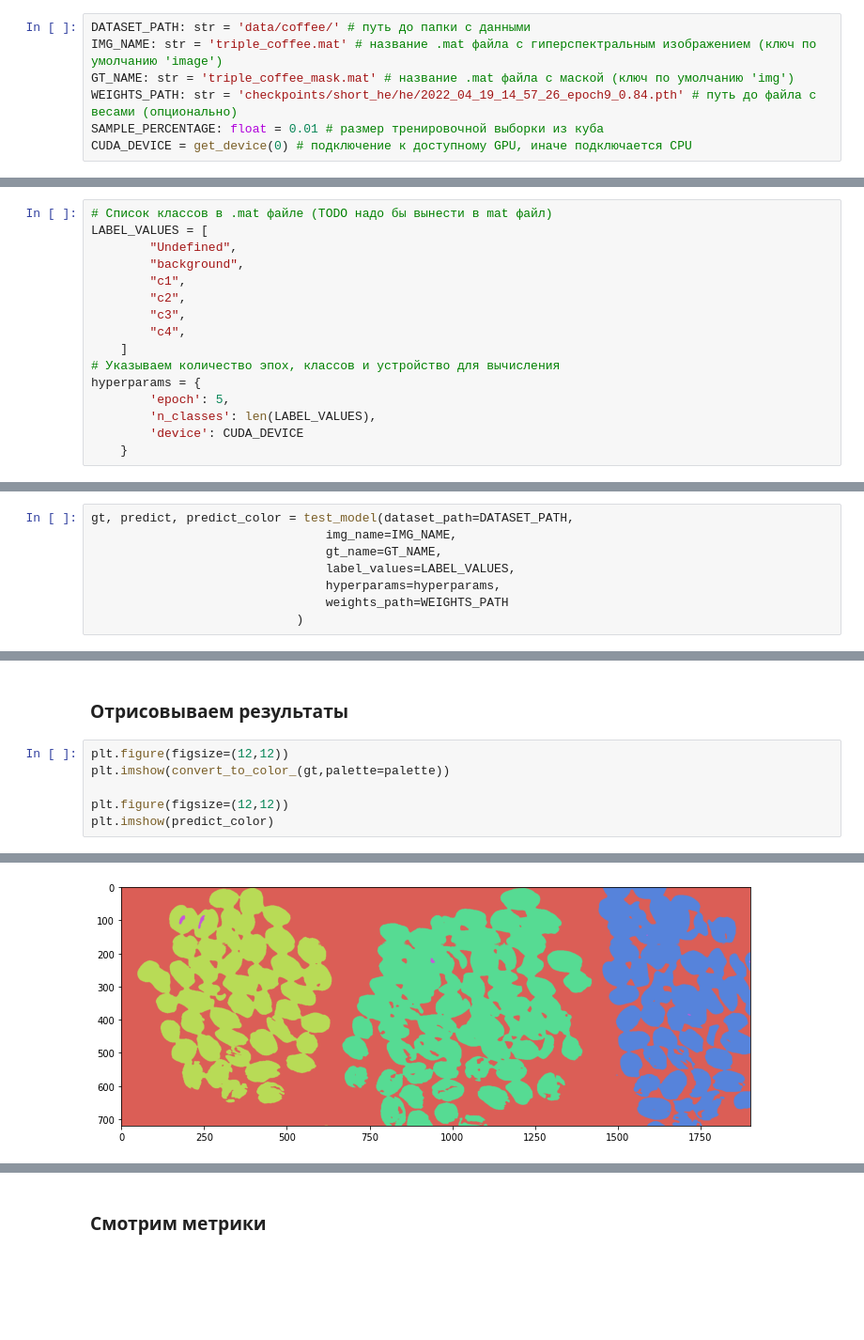
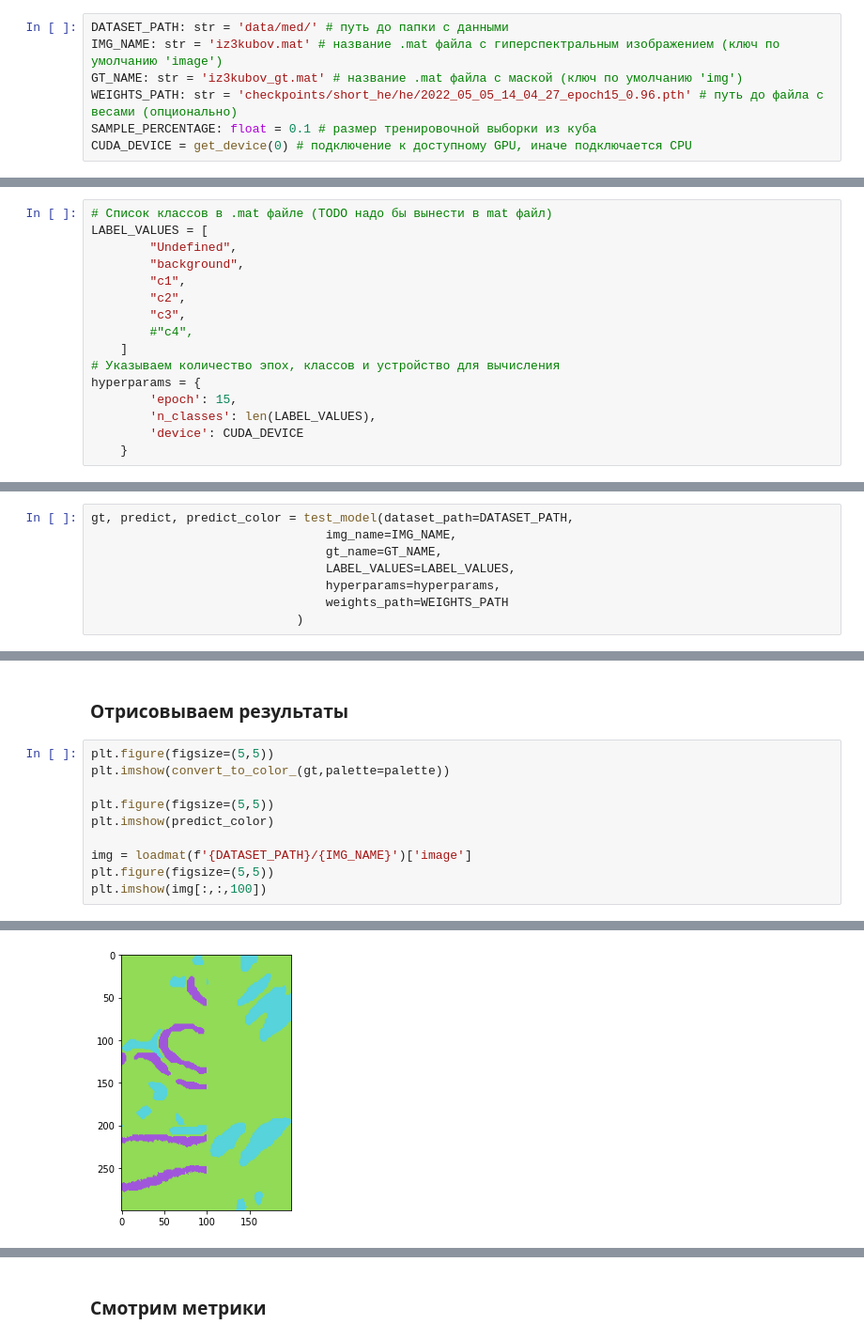
Before and after one commit to f-neumann77/hyperspectral-analysis, a Jupyter notebook: train_predict.ipynb, the cells around one changed output, grey strips where cells are left out. Shown at 94% size. Cells and saved outputs as stored; diff of their text form; blank space fills up the shorter version.

```diff
--- a/train_predict.ipynb
+++ b/train_predict.ipynb
@@ -19,11 +20,11 @@ True
 # %% [markdown]
 ## Задаем параметры запуска
 # %%
-DATASET_PATH: str = 'data/coffee/' # путь до папки с данными
-IMG_NAME: str = 'triple_coffee.mat' # название .mat файла с гиперспектральным изображением (ключ по умолчанию 'image')
-GT_NAME: str = 'triple_coffee_mask.mat' # название .mat файла с маской (ключ по умолчанию 'img')
-WEIGHTS_PATH: str = 'checkpoints/short_he/he/2022_04_19_14_57_26_epoch9_0.84.pth' # путь до файла с весами (опционально)
-SAMPLE_PERCENTAGE: float = 0.01 # размер тренировочной выборки из куба
+DATASET_PATH: str = 'data/med/' # путь до папки с данными
+IMG_NAME: str = 'iz3kubov.mat' # название .mat файла с гиперспектральным изображением (ключ по умолчанию 'image')
+GT_NAME: str = 'iz3kubov_gt.mat' # название .mat файла с маской (ключ по умолчанию 'img')
+WEIGHTS_PATH: str = 'checkpoints/short_he/he/2022_05_05_14_04_27_epoch15_0.96.pth' # путь до файла с весами (опционально)
+SAMPLE_PERCENTAGE: float = 0.1 # размер тренировочной выборки из куба
 CUDA_DEVICE = get_device(0) # подключение к доступному GPU, иначе подключается CPU
 # %% [output]
 Computation on CUDA GPU device 0
@@ -37,11 +38,11 @@ LABEL_VALUES = [
         "c1",
         "c2",
         "c3",
-        "c4",
+        #"c4",
     ]
 # Указываем количество эпох, классов и устройство для вычисления
 hyperparams = {
-        'epoch': 5,
+        'epoch': 15,
         'n_classes': len(LABEL_VALUES),
         'device': CUDA_DEVICE
     }
@@ -75,7 +76,7 @@ Train (epoch 1/5) [43960/605800 (7%)]   Loss: 0.585574
 gt, predict, predict_color = test_model(dataset_path=DATASET_PATH,
                                 img_name=IMG_NAME,
                                 gt_name=GT_NAME,
-                                label_values=LABEL_VALUES,
+                                LABEL_VALUES=LABEL_VALUES,
                                 hyperparams=hyperparams,
                                 weights_path=WEIGHTS_PATH
                             )
@@ -88,11 +89,15 @@ for k, color in enumerate(sns.color_palette("hls", len(LABEL_VALUES) - 1)):
 # %% [markdown]
 ### Отрисовываем результаты
 # %%
-plt.figure(figsize=(12,12))
+plt.figure(figsize=(5,5))
 plt.imshow(convert_to_color_(gt,palette=palette))
 
-plt.figure(figsize=(12,12))
+plt.figure(figsize=(5,5))
 plt.imshow(predict_color)
+
+img = loadmat(f'{DATASET_PATH}/{IMG_NAME}')['image']
+plt.figure(figsize=(5,5))
+plt.imshow(img[:,:,100])
 # %% [output]
 <matplotlib.image.AxesImage at 0x...>
-[figure, old version]
+[figure, new version]
```
Also changed, not shown: parts of 5 cells of this notebook, 4 other files.
